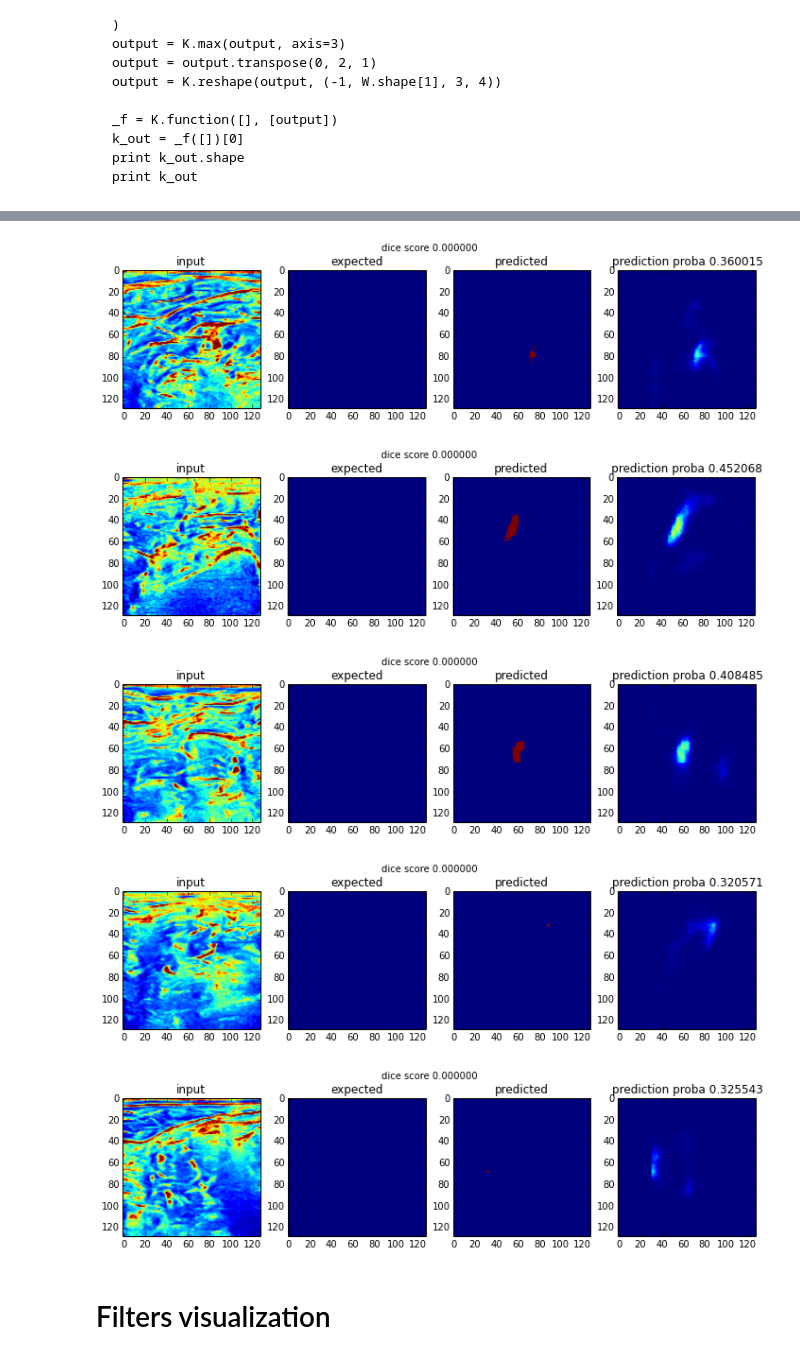
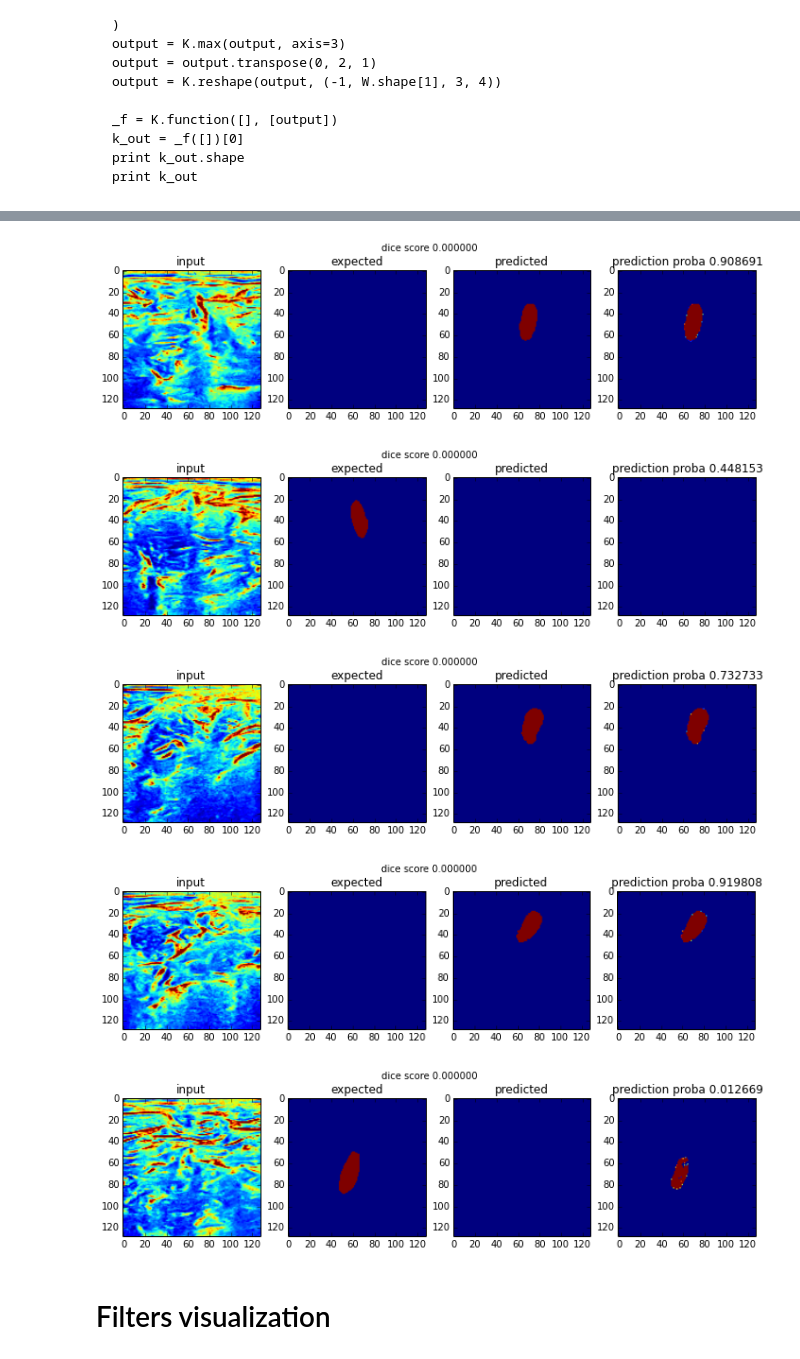
Before and after one commit to julienr/kaggle_uns, a Jupyter notebook: 18_fcnn_maxout/train_fcnn_maxout.ipynb, the cells around one changed output, grey strips where cells are left out. Saved outputs shown, nothing was run; the diff lists cells and outputs as text; code cells hidden in the pictures.

Commit message:
FCNN with maxout - submission 10 0.68

```diff
--- a/18_fcnn_maxout/train_fcnn_maxout.ipynb
+++ b/18_fcnn_maxout/train_fcnn_maxout.ipynb
@@ -211,32 +235,32 @@ input_img = Input(shape=input_shape, name='input_img')
 x = Convolution2D(16, 3, 3, border_mode='same')(input_img)
 x = Convolution2D(16, 3, 3, border_mode='same')(x)
 x = Dropout(0.25)(x)
-x = Maxout2D(8, 4)(x)
+x = Maxout2D(16, 2)(x)
 pool1 = x = MaxPooling2D((2, 2), name='pool1')(x)
 
 x = Convolution2D(16, 3, 3, border_mode='same')(x)
 x = Convolution2D(16, 3, 3, border_mode='same')(x)
 x = Dropout(0.25)(x)
-x = Maxout2D(8, 4)(x)
+x = Maxout2D(16, 2)(x)
 pool2 = x = MaxPooling2D((2, 2), name='pool2')(x)
 
 x = Convolution2D(32, 3, 3, border_mode='same')(x)
 x = Convolution2D(32, 3, 3, border_mode='same')(x)
 x = Dropout(0.25)(x)
-x = Maxout2D(8, 4)(x)
+x = Maxout2D(16, 2)(x)
 pool3 = x = MaxPooling2D((2, 2), name='pool3')(x)
 
 # -- binary presence part
 x = Convolution2D(16, 3, 3, border_mode='same')(x)
 x = Convolution2D(16, 3, 3, border_mode='same')(x)
 x = Dropout(0.25)(x)
-x = Maxout2D(8, 4)(x)
+x = Maxout2D(16, 2)(x)
 pool4 = x = MaxPooling2D((2, 2), name='pool4')(x)
 
 x = Convolution2D(16, 3, 3, border_mode='same')(x)
 x = Convolution2D(16, 3, 3, border_mode='same')(x)
 x = Dropout(0.25)(x)
-x = Maxout2D(8, 4)(x)
+x = Maxout2D(16, 2)(x)
 pool5 = x = MaxPooling2D((2, 2), name='pool5')(x)
 
 # Since some images have not mask, the hope is that the innermost units capture this
@@ -249,17 +273,20 @@ outbin = Dense(1, activation='sigmoid', name='outbin')(x)
 
 # -- location map
 x = Convolution2D(16, 3, 3, border_mode='same')(pool3)
-x = Maxout2D(1, 4)(x)
+x = Convolution2D(16, 3, 3, border_mode='same')(x)
+x = Maxout2D(16, 2)(x)
 x = UpSampling2D((2, 2))(x)
 
 x = merge([x, pool2], mode='concat', concat_axis=1)
 x = Convolution2D(16, 3, 3, border_mode='same')(x)
-x = Maxout2D(1, 4)(x)
+x = Convolution2D(16, 3, 3, border_mode='same')(x)
+x = Maxout2D(16, 2)(x)
 x = UpSampling2D((2, 2))(x)
 
 x = merge([x, pool1], mode='concat', concat_axis=1)
 x = Convolution2D(16, 3, 3, border_mode='same')(x)
-x = Maxout2D(1, 4)(x)
+x = Convolution2D(16, 3, 3, border_mode='same')(x)
+x = Maxout2D(16, 2)(x)
 x = UpSampling2D((2, 2))(x)
 
 outmap = Convolution2D(1, 3, 3, activation='sigmoid', border_mode='same', name='outmap')(x)
@@ -273,8 +300,13 @@ model = Model(
 #model.compile(optimizer=sgd, loss='binary_crossentropy')
 #rmsprop = RMSprop(lr=0.001, rho=0.9, epsilon=1e-08)
 #model.compile(optimizer=rmsprop, loss='binary_crossentropy')
-model.compile(optimizer='adam', loss='binary_crossentropy',
-              loss_weights=[1., 0.01])
+loss='binary_crossentropy'
+loss=[dice_coef_loss_batchwise, 'binary_crossentropy']
+metrics={'outmap': dice_coef, 'outbin': 'accuracy'}
+model.compile(optimizer='adam',
+              loss=loss,
+              loss_weights=[1., 0.01],
+              metrics=metrics)
 
 print_summary(model.layers)
 # %% [output]
@@ -314,7 +346,7 @@ if True:
         {'outmap': Y_train, 'outbin': Y_train_binary},
         batch_size=64,
         validation_data=(X_test, {'outmap': Y_test, 'outbin': Y_test_binary}),
-        nb_epoch=60,# 40 + 10 + 10 + 5 + 5
+        nb_epoch=70,# 40 + 10 + 10 + 5 + 5
         verbose=1,
         shuffle=True,
         callbacks=[model_checkpoint]
@@ -386,12 +423,12 @@ def predict(X):
     Y_pred, Y_pred_binary = model.predict(X)
     Y_pred_binary = Y_pred_binary.squeeze()
     Y_pred_proba = Y_pred
-    Y_pred = Y_pred > 0.3
+    Y_pred = Y_pred > 0.5
     for i in range(Y_pred.shape[0]):
         # Clear prediction where we detect to little pixels
         # Figure it out by
         # pl.hist(np.sum(np.sum(np.sum(Y_pred, axis=1), axis=1), axis=1))
-        if np.sum(Y_pred[i]) < 150 or Y_pred_binary[i] < 0.5:
+        if np.sum(Y_pred[i]) < 150 or Y_pred_binary[i] < 0.2:
             Y_pred[i,:] = 0
         pass
     return Y_pred, Y_pred_proba, Y_pred_binary
@@ -424,31 +461,30 @@ pl.plot(dice_scores[lowest])
 # %%
 #i = 50
 #i = 47
 
 #for i in lowest[380:385]:
 for i in lowest[:5]:
     pl.figure(figsize=(12, 3))
     pl.suptitle('dice score %f' % utils.dice_coefficient(Y_pred[i], Y_test[i]))
     pl.subplot(141)
     pl.title('input')
     pl.imshow(X_test[i].squeeze())
     pl.subplot(142)
     pl.title('expected')
     pl.imshow(Y_test[i].squeeze())
     pl.subplot(143)
     pl.title('predicted')
     pl.imshow(Y_pred[i].squeeze(), vmin=0, vmax=1)
     pl.subplot(144)
-
-    blob_proba = np.mean(Y_pred_proba[i][Y_pred[i] == 1])
-    pl.title('prediction proba %f' % blob_proba)
+    #print np.sum(Y_pred[i].squeeze())
+    pl.title('prediction proba %f' % Y_pred_binary[i])
     pl.imshow(Y_pred_proba[i].squeeze(), vmin=0, vmax=1)
 # %% [output]
-[figure, old version]
+[figure, new version]
-[figure, old version]
+[figure, new version]
-[figure, old version]
+[figure, new version]
-[figure, old version]
+[figure, new version]
-[figure, old version]
+[figure, new version]
 # %% [markdown]
 # Filters visualization
 # %%
```
Also changed, not shown: parts of 19 cells of this notebook, 4 other files.
